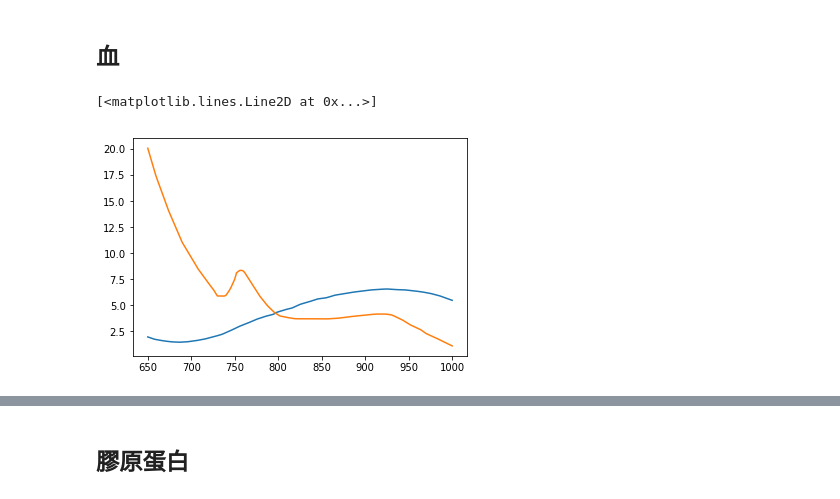
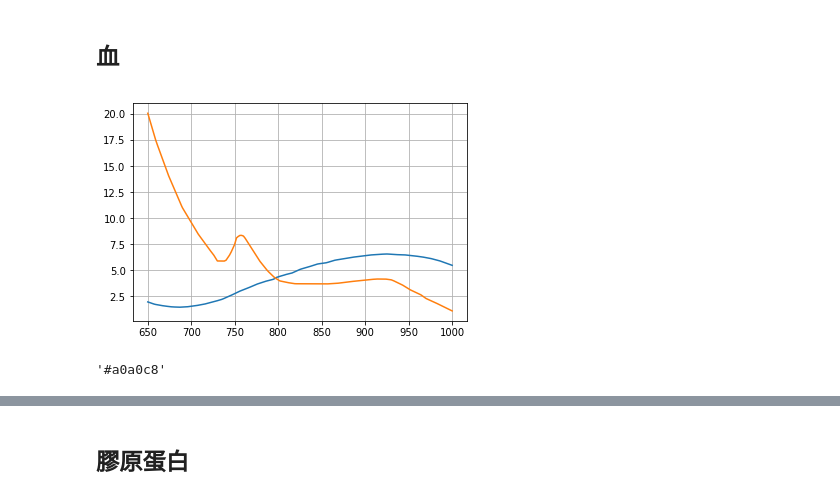
Before and after one commit to ToastCheng/ijv, a Jupyter notebook: n_mua_mus_observe.ipynb, the cells around one changed output, grey strips where cells are left out. Saved outputs shown, nothing was run; the diff lists cells and outputs as text; code cells hidden in the pictures.

```diff
--- a/n_mua_mus_observe.ipynb
+++ b/n_mua_mus_observe.ipynb
@@ -63,6 +64,24 @@ plt.plot(df["wavelength"], df["fat"], label="fat")
 # %%
 plt.plot(df["wavelength"], df["oxy"], label="oxy")
 plt.plot(df["wavelength"], df["deoxy"], label="deoxy")
+plt.grid()
 # %% [output]
-[<matplotlib.lines.Line2D at 0x...>]
-[figure, old version]
+[figure, new version]
+# %%
+def rgb(r, g, b):
+    r = hex(r)[2:]
+    g = hex(g)[2:]
+    b = hex(b)[2:]
+
+    if len(r)==1:
+        r = "0" + r
+    if len(g)==1:
+        g = "0" + g
+    if len(b)==1:
+        b = "0" + b
+
+    return "#{}{}{}".format(
+        r, g, b)
+rgb(160, 160, 200)
+# %% [output]
+'#a0a0c8'
```
Also changed, not shown: parts of 9 cells of this notebook.
